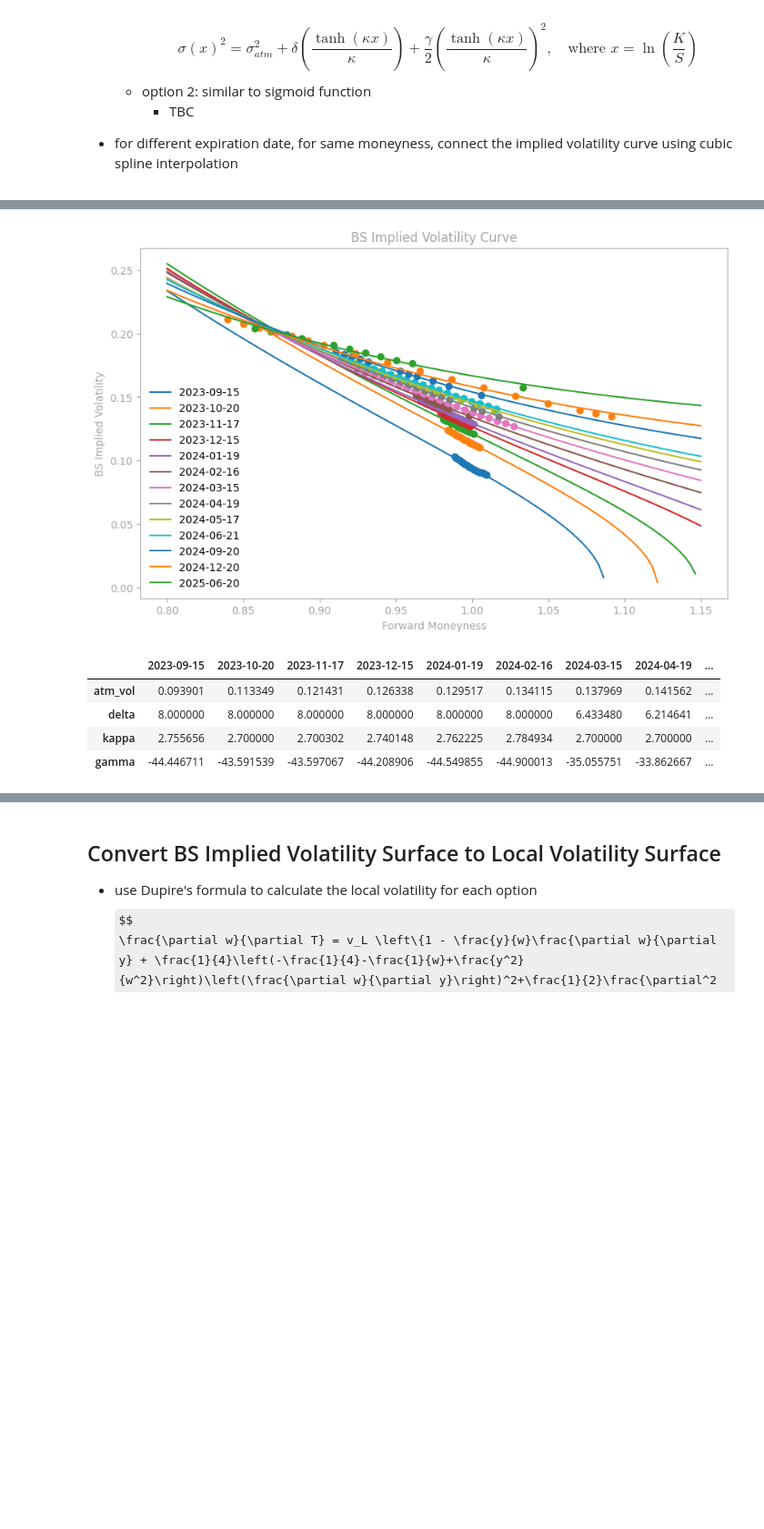
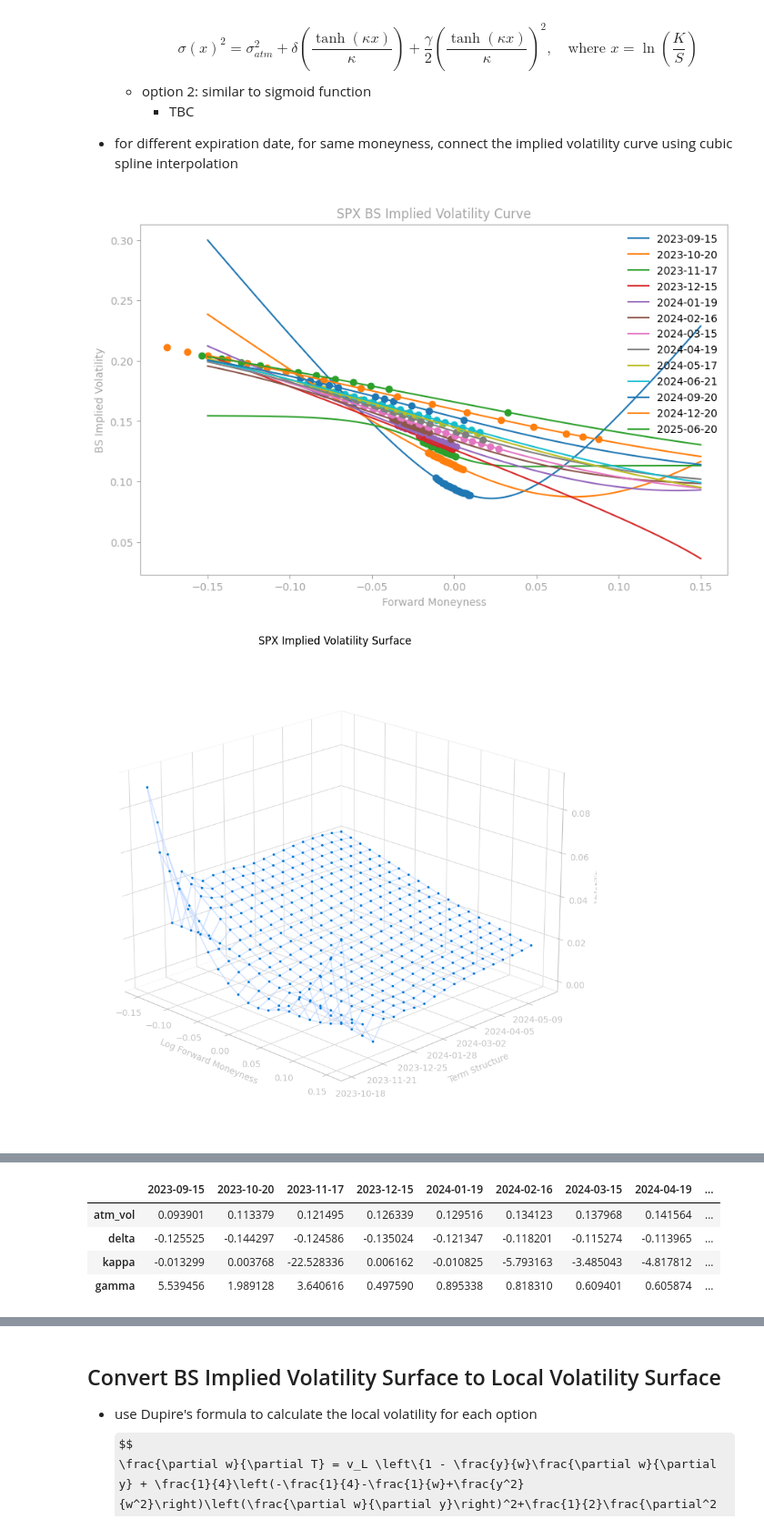
Before and after one commit to Gavin-OP/volatility_arbitrage, a Jupyter notebook: volatility_arbitrage_strategy.ipynb, the cells around one changed output, grey strips where cells are left out. Shown at 91% size. Drawn from its saved outputs; the diff is of its cells as text; code cells hidden in the pictures; some formulas as TeX source; blank space fills up the shorter version.

```diff
--- a/volatility_arbitrage_strategy.ipynb
+++ b/volatility_arbitrage_strategy.ipynb
@@ -22,11 +22,11 @@ from Code.fit_bs import fit_BS
   - use the mid price of bid and ask as the option price
   - only use SPX data not SPXW data
 # %%
-raw_data = pd.read_csv('./Public/data/option_price/20230901/spx_option_0901.csv')
-option_data = data_cleaning(raw_data).format_data()
-option_data = data_cleaning(option_data).check_iv_number()
-spx_data = data_cleaning(option_data).get_spx_hist('2021-09-01', '2023-11-13')
-option_price = data_cleaning(option_data).extract_option_price()
+option_data_spx = pd.read_csv('./Public/Data/Option/spx_option_0901.csv')
+option_data_spx = data_cleaning(option_data_spx).format_data(index = 'SPX')
+option_data = data_cleaning(option_data_spx).check_iv_number(drop_type='volume', drop_threshold=10)
+spx_data = data_cleaning(option_data_spx).get_hist('SPX', '2021-09-01', '2023-11-13')
+option_price = data_cleaning(option_data_spx).extract_option_price(px_type='mid')
 
 display(option_data.head())
 display(spx_data.head())
@@ -80,9 +80,9 @@ display(option_price.head())
     $$
 # %%
 implied_params = BS_implied_vol(option_price).parity_implied_params(option_data, plot_parity=False)
+implied_vol = BS_implied_vol(option_price[option_price['Index'] == 'SPX']).get_iv(option_data[option_data['Index'] == 'SPX'], implied_params[implied_params['Index'] == 'SPX'], plot_iv_scatter=True)
 BS_implied_vol(option_price).plot_ir(implied_params)
 BS_implied_vol(option_price).plot_fwd(implied_params)
-implied_vol = BS_implied_vol(option_price).get_iv(option_data, implied_params, spx_data, plot_iv_scatter=True)
 
 display(implied_params.head())
 display(implied_vol)
@@ -132,9 +132,12 @@ display(implied_vol)
 
 - for different expiration date, for same moneyness, connect the implied volatility curve using cubic spline interpolation
 # %%
-fwd_moneyness_spx = fit_BS(implied_vol, implied_params).get_fwd_mny()
-display(fwd_moneyness_spx.head())
-bs_iv_curve_params = fit_BS(implied_vol, implied_params).fit_BS_curve(fwd_moneyness_spx, plot_curve=True, method='tanh')
+fwd_moneyness = fit_BS(implied_vol, implied_params[implied_params['Index'] == 'SPX']).get_fwd_mny()
+bs_iv_curve_params = fit_BS(implied_vol, implied_params[implied_params['Index'] == 'SPX']).fit_BS_curve(fwd_moneyness, plot_curve=True)
+bs_iv_surface = fit_BS(implied_vol, implied_params[implied_params['Index'] == 'SPX']).fit_surface(bs_iv_curve_params, plot_surface=True, type='wireframe')
+display(fwd_moneyness.head())
 display(bs_iv_curve_params.T)
 # %% [output]
+[figure, new version]
+[figure, added]
 |  | 2023-09-15 | 2023-10-20 | 2023-11-17 | 2023-12-15 | 2024-01-19 | 2024-02-16 | 2024-03-15 | 2024-04-19 | ... |
@@ -146,6 +149,5 @@ display(bs_iv_curve_params.T)
-[figure, old version]
 |  | 2023-09-15 | 2023-10-20 | 2023-11-17 | 2023-12-15 | 2024-01-19 | 2024-02-16 | 2024-03-15 | 2024-04-19 | ... |
-| atm_vol | 0.093901 | 0.113349 | 0.121431 | 0.126338 | 0.129517 | 0.134115 | 0.137969 | 0.141562 | ... |
-| delta | 8.000000 | 8.000000 | 8.000000 | 8.000000 | 8.000000 | 8.000000 | 6.433480 | 6.214641 | ... |
-| kappa | 2.755656 | 2.700000 | 2.700302 | 2.740148 | 2.762225 | 2.784934 | 2.700000 | 2.700000 | ... |
-| gamma | -44.446711 | -43.591539 | -43.597067 | -44.208906 | -44.549855 | -44.900013 | -35.055751 | -33.862667 | ... |
+| atm_vol | 0.093901 | 0.113379 | 0.121495 | 0.126339 | 0.129516 | 0.134123 | 0.137968 | 0.141564 | ... |
+| delta | -0.125525 | -0.144297 | -0.124586 | -0.135024 | -0.121347 | -0.118201 | -0.115274 | -0.113965 | ... |
+| kappa | -0.013299 | 0.003768 | -22.528336 | 0.006162 | -0.010825 | -5.793163 | -3.485043 | -4.817812 | ... |
+| gamma | 5.539456 | 1.989128 | 3.640616 | 0.497590 | 0.895338 | 0.818310 | 0.609401 | 0.605874 | ... |
```
Also changed, not shown: parts of 12 cells of this notebook, 57 other files.
